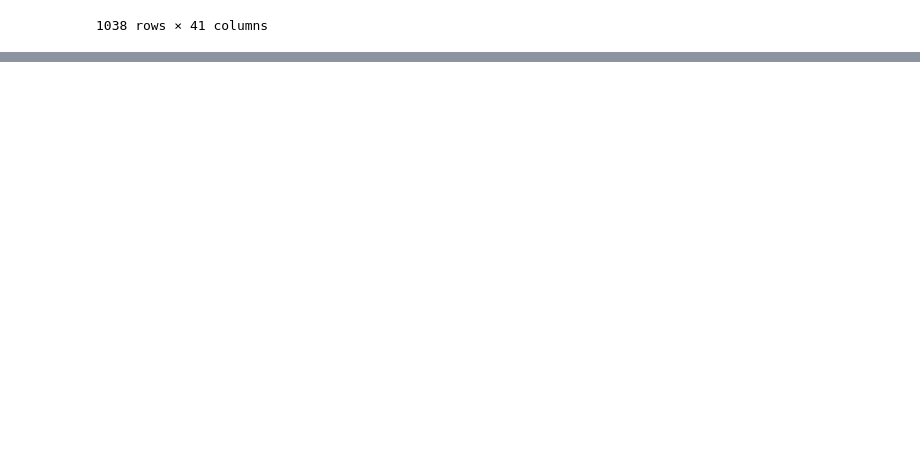
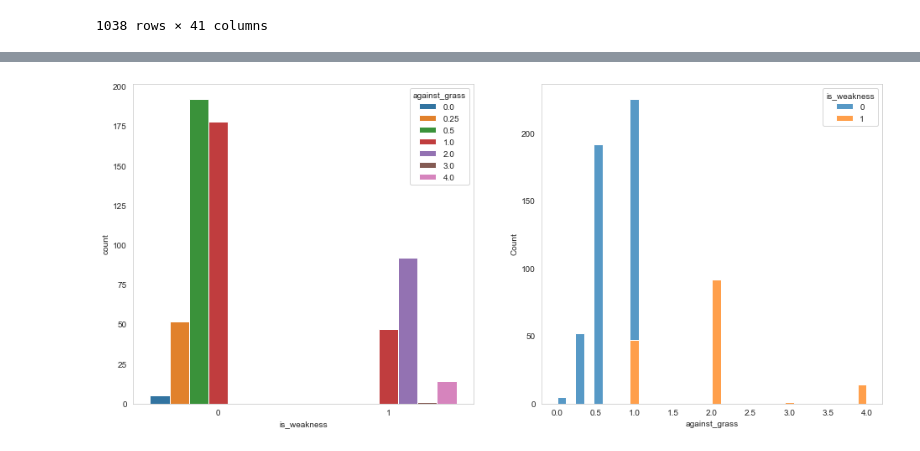
Before and after one commit to annah-vu/pokemon_project, a Jupyter notebook: second_notebook.ipynb, the cells around one changed output, grey strips where cells are left out. Drawn from its saved outputs; the diff is of its cells as text; code cells hidden in the pictures; blank space fills up the shorter version.

```diff
--- a/second_notebook.ipynb
+++ b/second_notebook.ipynb
@@ -310,0 +367,4 @@ df
+# %%
+df = get_pokemon()
+# %%
+df = ready_for_battle(df)
@@ -310,0 +377,2 @@ df
+# %%
+train, validate, test = pokemon_split(df)
@@ -310,0 +573,10 @@ df
+# %%
+def count_and_histplots(df, variable, target):
+        fig, (ax1,ax2) = plt.subplots(nrows=1,ncols=2, figsize=(16,7))
+        sns.countplot(data=df, hue=variable, x=target, ax=ax1)
+        sns.histplot(data=df, x=variable, hue=target, multiple='stack', ax=ax2)
+        plt.show()
+# %%
+count_and_histplots(train, 'against_grass','is_weakness')
+# %% [output]
+[figure, added]
```
Also changed, not shown: parts of 37 cells of this notebook.
